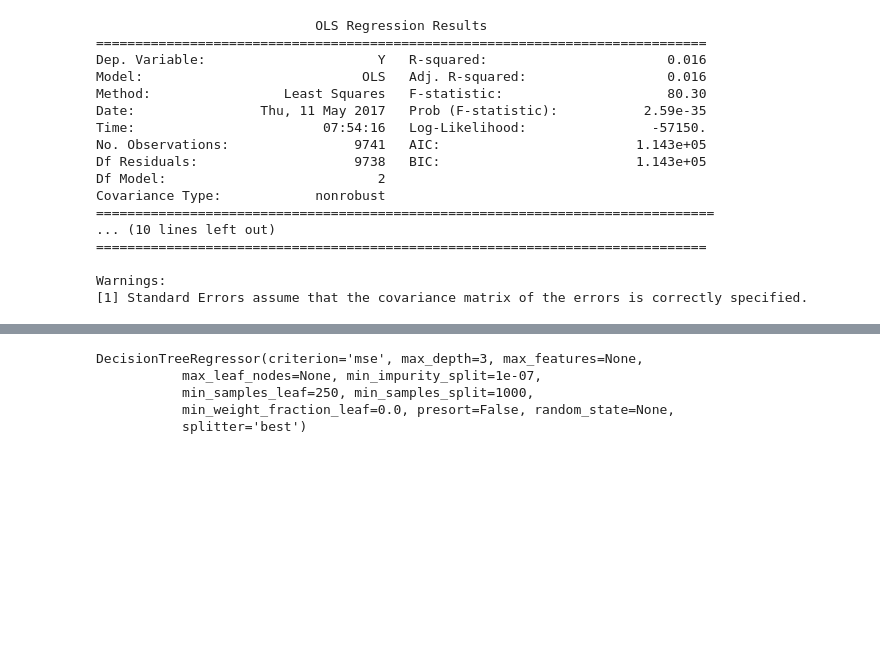
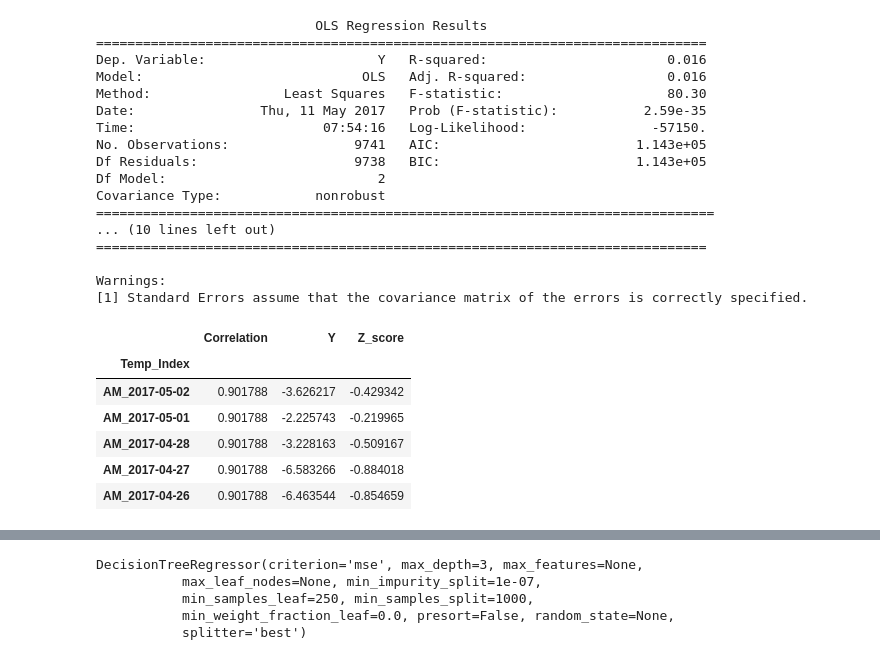
Before and after one commit to dancardella/Classification, a Jupyter notebook: Classification_DTree_Project.ipynb, the cells around one changed output, grey strips where cells are left out. Saved outputs shown, nothing was run; the diff lists cells and outputs as text; code cells hidden in the pictures; blank space fills up the shorter version.

```diff
--- a/Classification_DTree_Project.ipynb
+++ b/Classification_DTree_Project.ipynb
@@ -794,3 +791,13 @@ Covariance Type:            nonrobust
 
 Warnings:
 [1] Standard Errors assume that the covariance matrix of the errors is correctly specified.
+# %%
+df_reg.head()
+# %% [output]
+|  | Correlation | Y | Z_score |
+| Temp_Index |  |  |  |
+| AM_2017-05-02 | 0.901788 | -3.626217 | -0.429342 |
+| AM_2017-05-01 | 0.901788 | -2.225743 | -0.219965 |
+| AM_2017-04-28 | 0.901788 | -3.228163 | -0.509167 |
+| AM_2017-04-27 | 0.901788 | -6.583266 | -0.884018 |
+| AM_2017-04-26 | 0.901788 | -6.463544 | -0.854659 |
```
Also changed, not shown: parts of 4 cells of this notebook.
